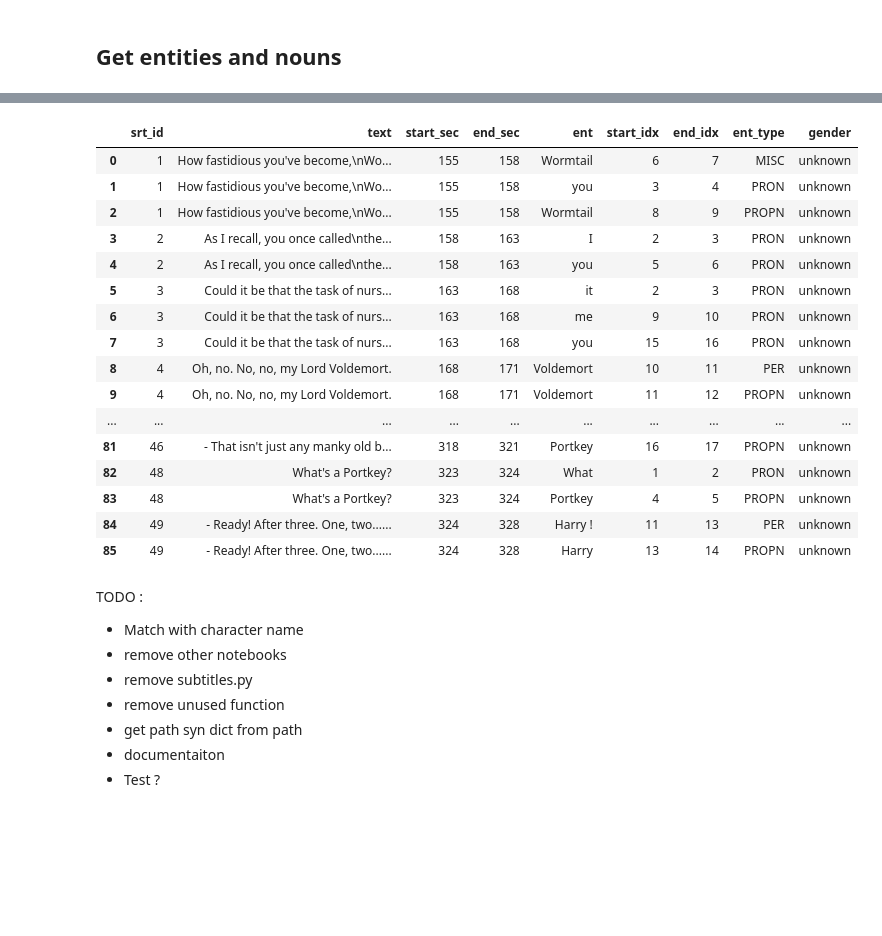
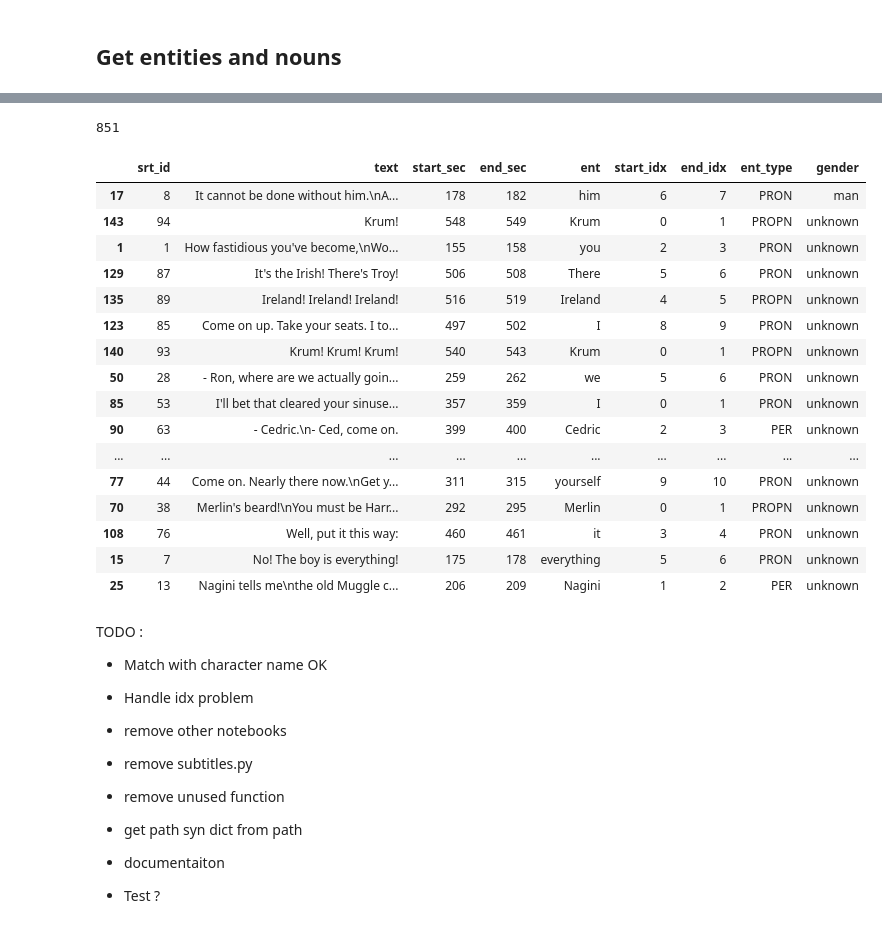
Before and after one commit to dataforgoodfr/bechdelai, a Jupyter notebook: notebooks/nlp/subtitles/example_analyse_subtitles_hp4.ipynb, the cells around one changed output, grey strips where cells are left out. Drawn from its saved outputs; the diff is of its cells as text; code cells hidden in the pictures; blank space fills up the shorter version.

Commit message:
WIP : add stopwords and continue example HP4

```diff
--- a/notebooks/nlp/subtitles/example_analyse_subtitles_hp4.ipynb
+++ b/notebooks/nlp/subtitles/example_analyse_subtitles_hp4.ipynb
@@ -59,5 +61,5 @@ cast_df.head()
 ## Get entities and nouns
 # %%
 %%time
-results = extract_person_references_in_srt(srt_list, 50)
+results = extract_person_references_in_srt(srt_list, 2)
 # %% [output]
@@ -65,26 +172,32 @@ Wall time: 15.9 s
+# %%
+len(stopwords)
+# %% [output]
+851
 # %%
-results
+results.sample(20)
 # %% [output]
 |  | srt_id | text | start_sec | end_sec | ent | start_idx | end_idx | ent_type | gender |
-| 0 | 1 | How fastidious you've become,\nWo... | 155 | 158 | Wormtail | 6 | 7 | MISC | unknown |
-| 1 | 1 | How fastidious you've become,\nWo... | 155 | 158 | you | 3 | 4 | PRON | unknown |
-| 2 | 1 | How fastidious you've become,\nWo... | 155 | 158 | Wormtail | 8 | 9 | PROPN | unknown |
-| 3 | 2 | As I recall, you once called\nthe... | 158 | 163 | I | 2 | 3 | PRON | unknown |
-| 4 | 2 | As I recall, you once called\nthe... | 158 | 163 | you | 5 | 6 | PRON | unknown |
-| 5 | 3 | Could it be that the task of nurs... | 163 | 168 | it | 2 | 3 | PRON | unknown |
-| 6 | 3 | Could it be that the task of nurs... | 163 | 168 | me | 9 | 10 | PRON | unknown |
-| 7 | 3 | Could it be that the task of nurs... | 163 | 168 | you | 15 | 16 | PRON | unknown |
-| 8 | 4 | Oh, no. No, no, my Lord Voldemort. | 168 | 171 | Voldemort | 10 | 11 | PER | unknown |
-| 9 | 4 | Oh, no. No, no, my Lord Voldemort. | 168 | 171 | Voldemort | 11 | 12 | PROPN | unknown |
+| 17 | 8 | It cannot be done without him.\nA... | 178 | 182 | him | 6 | 7 | PRON | man |
+| 143 | 94 | Krum! | 548 | 549 | Krum | 0 | 1 | PROPN | unknown |
+| 1 | 1 | How fastidious you've become,\nWo... | 155 | 158 | you | 2 | 3 | PRON | unknown |
+| 129 | 87 | It's the Irish! There's Troy! | 506 | 508 | There | 5 | 6 | PRON | unknown |
+| 135 | 89 | Ireland! Ireland! Ireland! | 516 | 519 | Ireland | 4 | 5 | PROPN | unknown |
+| 123 | 85 | Come on up. Take your seats. I to... | 497 | 502 | I | 8 | 9 | PRON | unknown |
+| 140 | 93 | Krum! Krum! Krum! | 540 | 543 | Krum | 0 | 1 | PROPN | unknown |
+| 50 | 28 | - Ron, where are we actually goin... | 259 | 262 | we | 5 | 6 | PRON | unknown |
+| 85 | 53 | I'll bet that cleared your sinuse... | 357 | 359 | I | 0 | 1 | PRON | unknown |
+| 90 | 63 | - Cedric.\n- Ced, come on. | 399 | 400 | Cedric | 2 | 3 | PER | unknown |
 | ... | ... | ... | ... | ... | ... | ... | ... | ... | ... |
-| 81 | 46 | - That isn't just any manky old b... | 318 | 321 | Portkey | 16 | 17 | PROPN | unknown |
-| 82 | 48 | What's a Portkey? | 323 | 324 | What | 1 | 2 | PRON | unknown |
-| 83 | 48 | What's a Portkey? | 323 | 324 | Portkey | 4 | 5 | PROPN | unknown |
-| 84 | 49 | - Ready! After three. One, two...... | 324 | 328 | Harry ! | 11 | 13 | PER | unknown |
-| 85 | 49 | - Ready! After three. One, two...... | 324 | 328 | Harry | 13 | 14 | PROPN | unknown |
+| 77 | 44 | Come on. Nearly there now.\nGet y... | 311 | 315 | yourself | 9 | 10 | PRON | unknown |
+| 70 | 38 | Merlin's beard!\nYou must be Harr... | 292 | 295 | Merlin | 0 | 1 | PROPN | unknown |
+| 108 | 76 | Well, put it this way: | 460 | 461 | it | 3 | 4 | PRON | unknown |
+| 15 | 7 | No! The boy is everything! | 175 | 178 | everything | 5 | 6 | PRON | unknown |
+| 25 | 13 | Nagini tells me\nthe old Muggle c... | 206 | 209 | Nagini | 1 | 2 | PER | unknown |
 # %% [markdown]
 TODO :
-- Match with character name
+- Match with character name OK
+
+- Handle idx problem
 - remove other notebooks
 - remove subtitles.py
 - remove unused function
```
Also changed, not shown: parts of 6 cells of this notebook, 2 other files.
